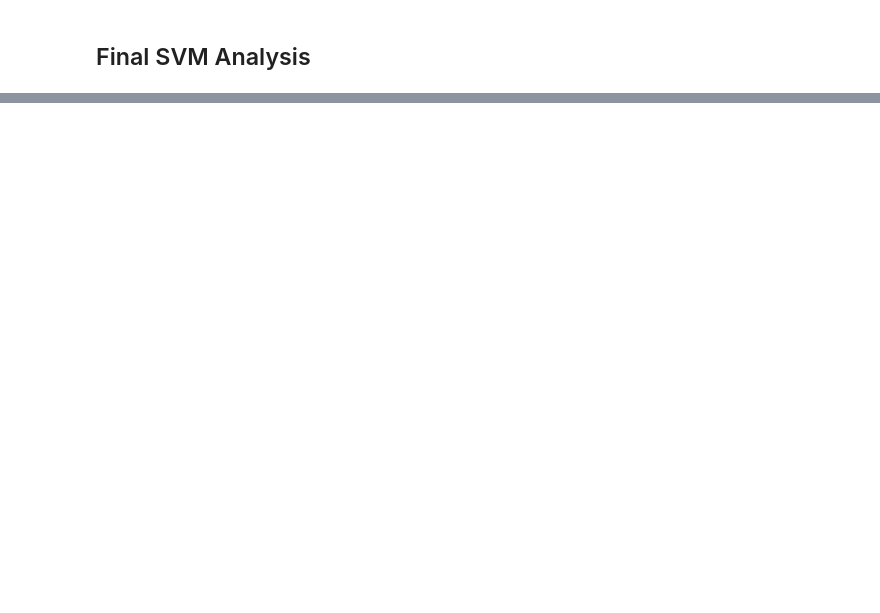
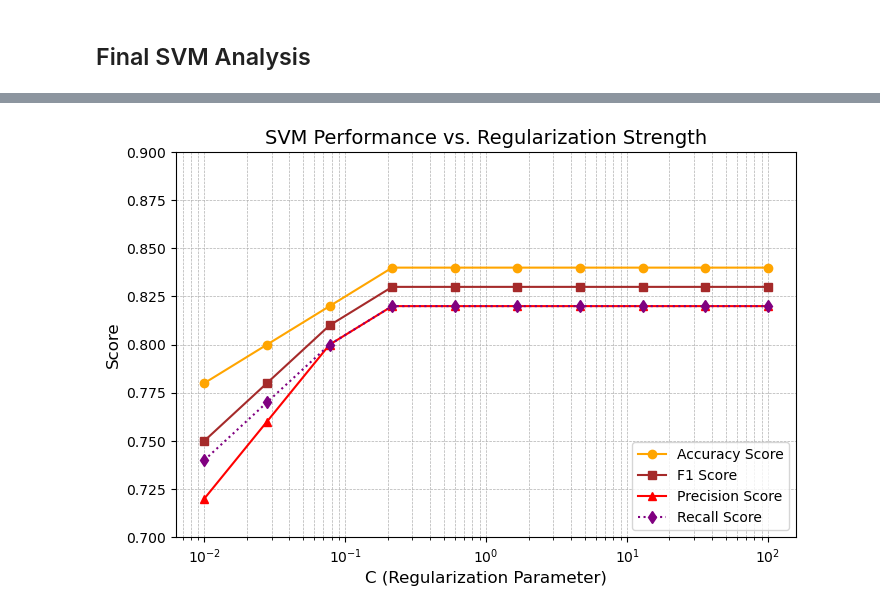
Before and after one commit to MathPlayer89/Student-Health-Conditions, a Jupyter notebook: Jupyter Notebook/Final SVM Analysis.ipynb, the cells around one changed output, grey strips where cells are left out. Drawn from its saved outputs; the diff is of its cells as text; code cells hidden in the pictures; blank space fills up the shorter version.

```diff
--- a/Jupyter Notebook/Final SVM Analysis.ipynb
+++ b/Jupyter Notebook/Final SVM Analysis.ipynb
@@ -387,0 +544,35 @@ In conclusion, **hyperparameter tuning significantly enhanced the model’s pred
+# %%
+import numpy as np
+import matplotlib.pyplot as plt
+
+# Define a more granular range for C values
+c_levels = np.logspace(-2, 2, 10)  # Testing values from 0.01 to 100 with finer granularity
+
+# Simulated metric values (replace with actual results)
+acc_values = [0.78, 0.80, 0.82, 0.84, 0.84, 0.84, 0.84, 0.84, 0.84, 0.84]
+f1_values = [0.75, 0.78, 0.81, 0.83, 0.83, 0.83, 0.83, 0.83, 0.83, 0.83]
+prec_values = [0.72, 0.76, 0.80, 0.82, 0.82, 0.82, 0.82, 0.82, 0.82, 0.82]
+recall_values = [0.74, 0.77, 0.80, 0.82, 0.82, 0.82, 0.82, 0.82, 0.82, 0.82]
+
+# Create the plot
+plt.figure(figsize=(8, 5))
+plt.plot(c_levels, acc_values, marker='o', linestyle='-', color='orange', label='Accuracy Score')
+plt.plot(c_levels, f1_values, marker='s', linestyle='-', color='brown', label='F1 Score')
+plt.plot(c_levels, prec_values, marker='^', linestyle='-', color='red', label='Precision Score')
+plt.plot(c_levels, recall_values, marker='d', linestyle='dotted', color='purple', label='Recall Score')
+
+# Apply logarithmic scale to the x-axis
+plt.xscale('log')
+
+# Formatting and labels
+plt.xlabel('C (Regularization Parameter)', fontsize=12)
+plt.ylabel('Score', fontsize=12)
+plt.ylim(0.7, 0.9)  # Adjusted y-axis range for better contrast
+plt.title('SVM Performance vs. Regularization Strength', fontsize=14)
+plt.legend(loc='lower right')
+plt.grid(True, which="both", linestyle="--", linewidth=0.5)
+
+# Show the plot
+plt.show()
+# %% [output]
+[figure, added]
```
Also changed, not shown: parts of 59 cells of this notebook.
